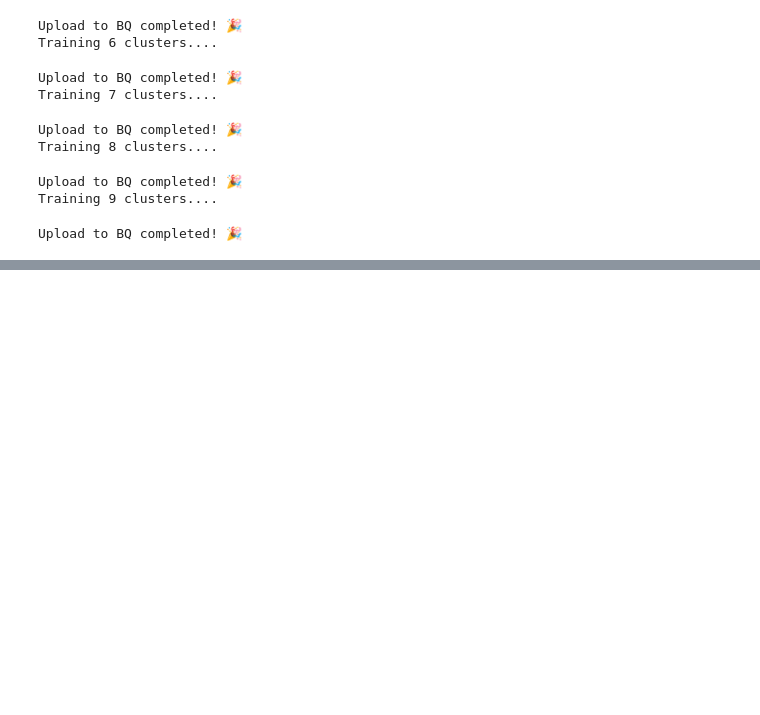
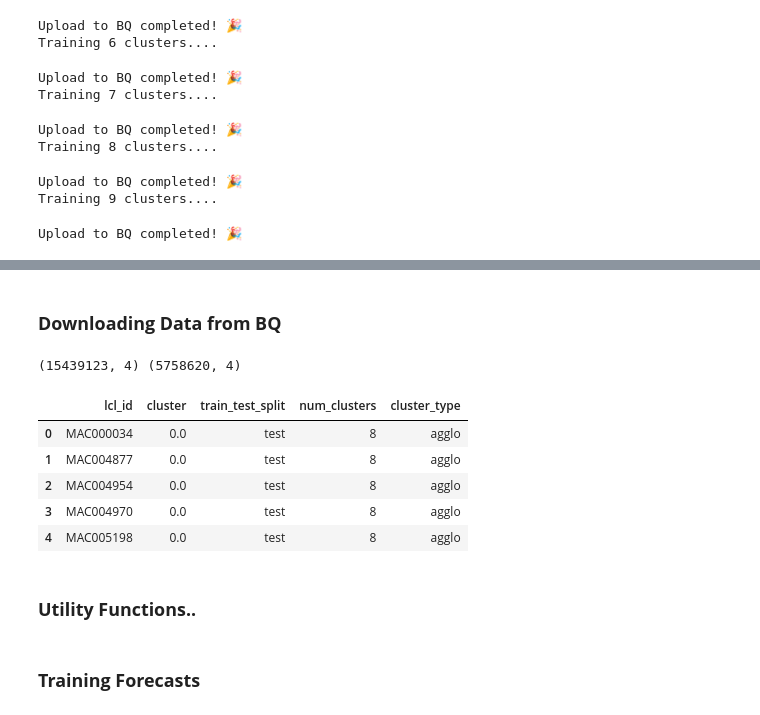
Before and after one commit to shengy90/MSc-Project, a Jupyter notebook: notebooks/30th_July_Optimal_Clusters.ipynb, the cells around one changed output, grey strips where cells are left out. Saved outputs shown, nothing was run; the diff lists cells and outputs as text; code cells hidden in the pictures; blank space fills up the shorter version.

```diff
--- a/notebooks/30th_July_Optimal_Clusters.ipynb
+++ b/notebooks/30th_July_Optimal_Clusters.ipynb
@@ -308,0 +278,2 @@ dtype: object
+# %% [markdown]
+### **Downloading Data from BQ**
@@ -308,0 +310,7 @@ dtype: object
+# %%
+df_train['ds'] = df_train['ds'].dt.tz_localize(None) # remove timezones
+df_test['ds'] = df_test['ds'].dt.tz_localize(None) # remove timezones
+
+print(df_train.shape, df_test.shape)
+# %% [output]
+(15439123, 4) (5758620, 4)
@@ -308,0 +320,11 @@ dtype: object
+# %%
+clusters.head()
+# %% [output]
+|  | lcl_id | cluster | train_test_split | num_clusters | cluster_type |
+| 0 | MAC000034 | 0.0 | test | 8 | agglo |
+| 1 | MAC004877 | 0.0 | test | 8 | agglo |
+| 2 | MAC004954 | 0.0 | test | 8 | agglo |
+| 3 | MAC004970 | 0.0 | test | 8 | agglo |
+| 4 | MAC005198 | 0.0 | test | 8 | agglo |
+# %% [markdown]
+### **Utility Functions..**
@@ -308,0 +390,2 @@ dtype: object
+# %% [markdown]
+### **Training Forecasts**
```
Also changed, not shown: parts of 28 cells of this notebook.
